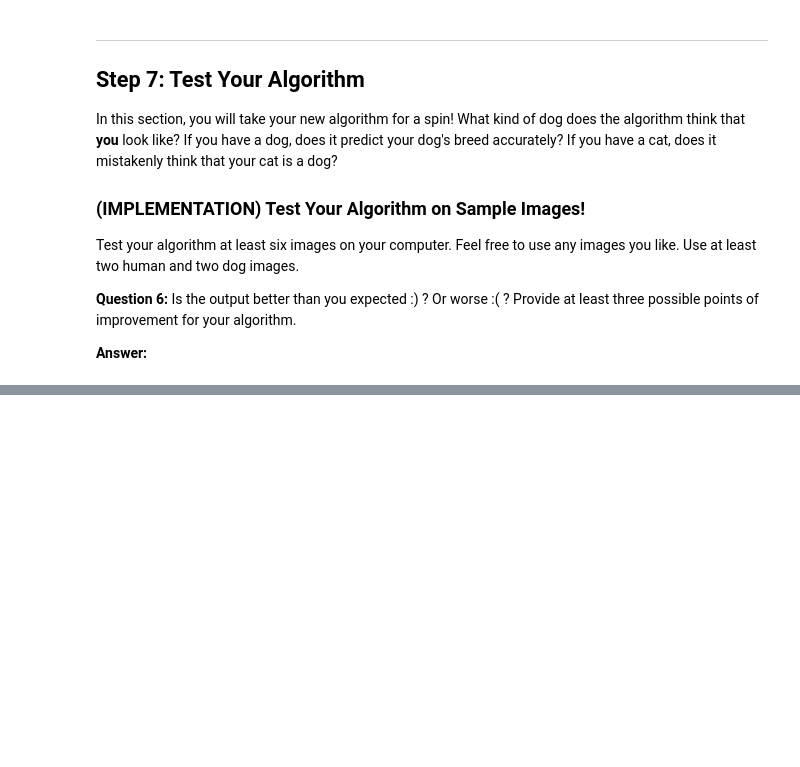
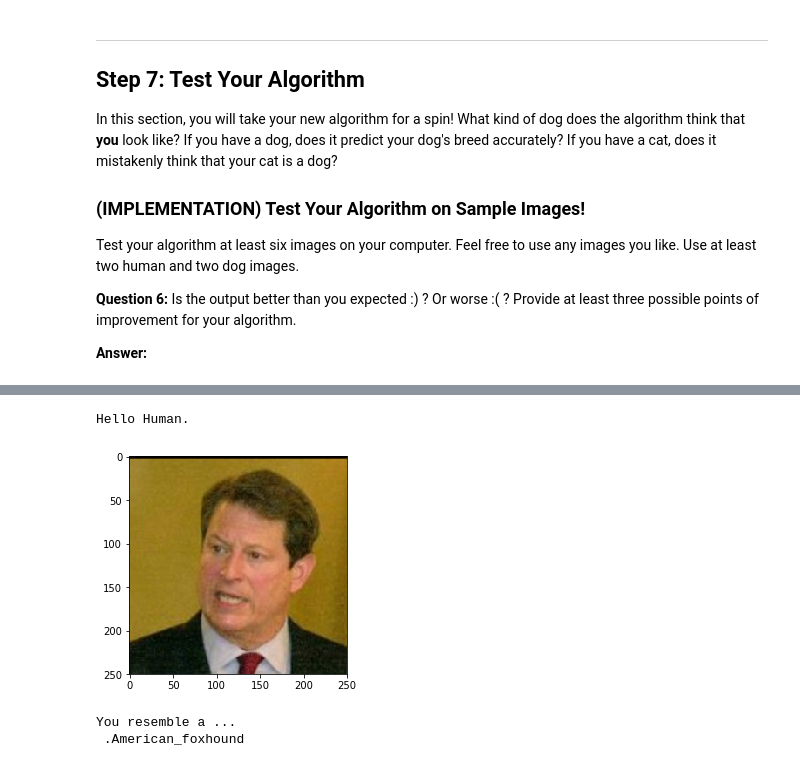
Before and after one commit to cbrands/dog-project, a Jupyter notebook: dog_app.ipynb, the cells around one changed output, grey strips where cells are left out. Drawn from its saved outputs; the diff is of its cells as text; code cells hidden in the pictures; blank space fills up the shorter version.

```diff
--- a/dog_app.ipynb
+++ b/dog_app.ipynb
@@ -744,0 +783,7 @@ __Answer:__
+# %%
+identify_dogs_and_humans_by_image(img_path='images/Al_Gore_0002.jpg')
+# %% [output]
+Hello Human.
+[figure, added]
+You resemble a ...
+ .American_foxhound
```
Also changed, not shown: parts of 16 cells of this notebook, 2 other files.
